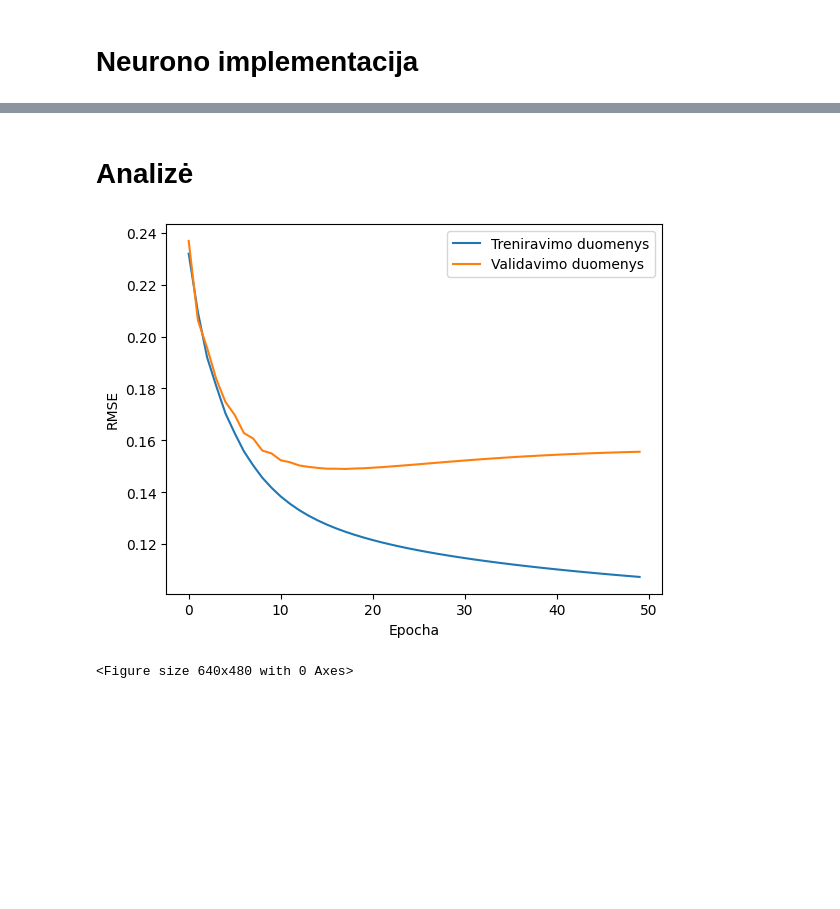
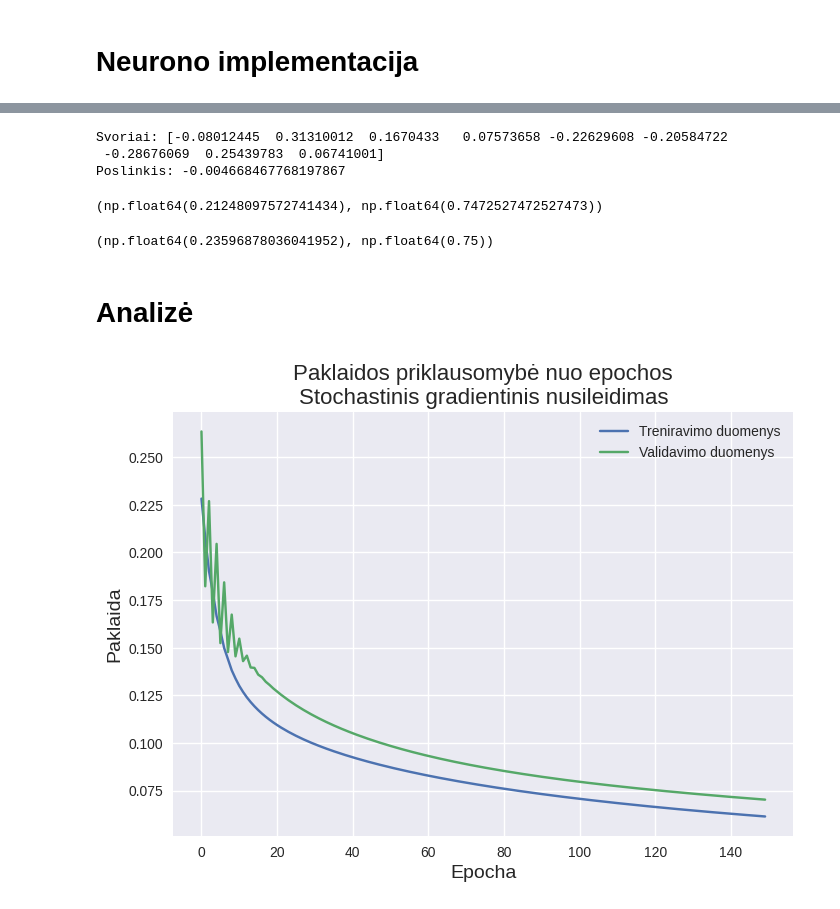
Before and after one commit to lukasjanusauskas/AI-assignments, a Jupyter notebook: uzd2/2_laboratorinis.ipynb, the cells around one changed output, grey strips where cells are left out. Cells and saved outputs as stored; diff of their text form; code cells hidden in the pictures; blank space fills up the shorter version.

```diff
--- a/uzd2/2_laboratorinis.ipynb
+++ b/uzd2/2_laboratorinis.ipynb
@@ -1,11 +1,12 @@
 # %%
 import pandas as pd
 import numpy as np
+import time
 
 import seaborn as sns
 import matplotlib.pyplot as plt
-
-import time
+# Nustatyti stiliu
+plt.style.use('seaborn-v0_8')
 
 import warnings
 warnings.filterwarnings("ignore", category=pd.errors.SettingWithCopyWarning)
@@ -159,20 +138,25 @@ class PaprastasNeuronas:
     def initialize_weights(self):
         """ Inicializuojami svoriai pagal Xavier incializaciją. n - 9 """
         np.random.seed(42)
-        self.weights = np.random.uniform( low = -1/3, high = 1/3, size = (9,) )
-        self.b = 0
-
-    def set_weights(self, weights: np.ndarray, bias: float):
-        self.weights = weights
-        self.b = bias
+        # Pradedam nuo nuliu, bet po to iskarto visiems, iskyrus poslinkiui priskiriam skaiciu pagal Xavier incializacija
+        self.weights = np.zeros( 10 )
+        self.weights[1:] = np.random.uniform( low = -1/3, high = 1/3, size = (9,) )
 
     def __call__(self, x: np.ndarray):
-        a = np.dot( self.weights, x )
+
+        # Atskiriame svorius nuo poslinkio
+        weights = self.weights[1:]
+        bias = self.weights[0]
+
+        a = np.dot( weights, x ) + bias
         z = self.activation(a)
         return z
 
     def predict(self, x: np.ndarray):
         return 1 if self(x) >= 0.5 else 0
+
+    def print_weights(self) -> None:
+        print("Svoriai:", self.weights[1:], "\nPoslinkis:", self.weights[0])
 # %%
 def evaluate_dataset(self, X: pd.DataFrame) -> np.array:
     outputs = []
@@ -348,17 +400,32 @@ np.float64(0.7536231884057971)
+# %%
+neuronas_batch.print_weights()
+# %% [output]
+Svoriai: [-0.08012445  0.31310012  0.1670433   0.07573658 -0.22629608 -0.20584722
+ -0.28676069  0.25439783  0.06741001]
+Poslinkis: -0.004668467768197867
 # %%
 batch_history_df = pd.DataFrame(history_batch)
+# %%
+history_batch['Treniravimo paklaida'][-1], history_batch['Treniravimo tikslumas'][-1]
+# %% [output]
+(np.float64(0.21248097572741434), np.float64(0.7472527472527473))
+# %%
+history_batch['Validavimo paklaida'][-1], history_batch['Validavimo tikslumas'][-1]
+# %% [output]
+(np.float64(0.23596878036041952), np.float64(0.75))
 # %% [markdown]
 # Analizė
 # %%
-plt.plot(sgd_history_df['Treniravimo RMSE'], label='Treniravimo duomenys')
-plt.plot(sgd_history_df['Validavimo RMSE'], label='Validavimo duomenys')
+plt.plot(sgd_history_df['Treniravimo paklaida'], label='Treniravimo duomenys')
+plt.plot(sgd_history_df['Validavimo paklaida'], label='Validavimo duomenys')
 
-plt.xlabel('Epocha')
-plt.ylabel('RMSE')
+plt.xlabel('Epocha', fontsize=14)
+plt.ylabel('Paklaida', fontsize=14)
+plt.title('Paklaidos priklausomybė nuo epochos\nStochastinis gradientinis nusileidimas',
+          fontsize=16)
 
 plt.legend()
+plt.savefig('MSE_fig_sgd.png', dpi=2000)
 plt.show()
-plt.savefig('RMSE_fig.png', dpi=2000)
 # %% [output]
-[figure, old version]
+[figure, new version]
-<Figure size 640x480 with 0 Axes>
```
Also changed, not shown: parts of 39 cells of this notebook, 25 other files.
